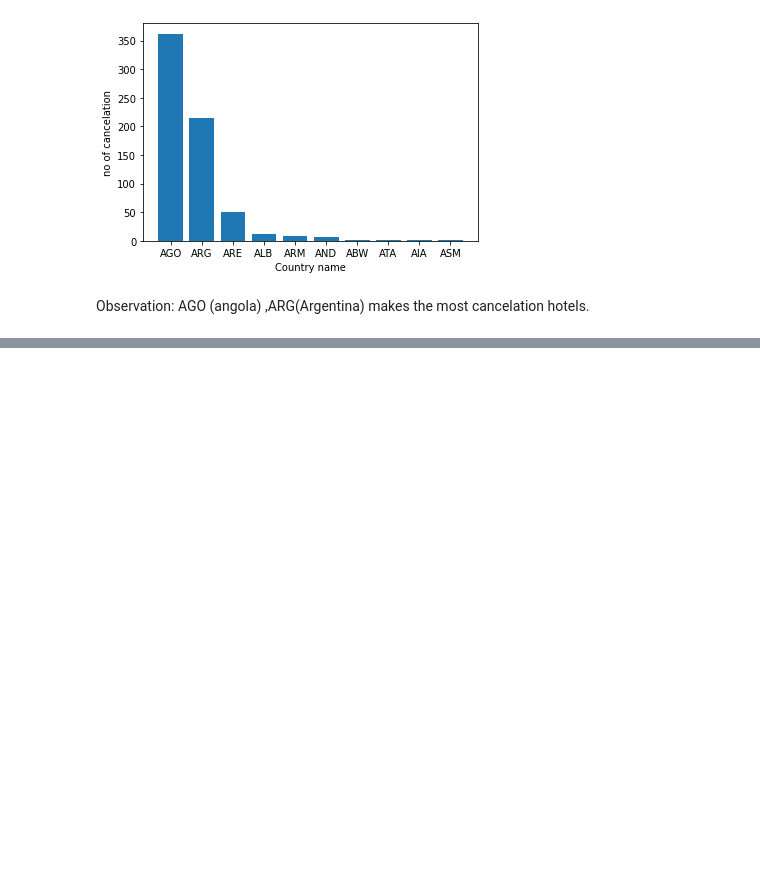
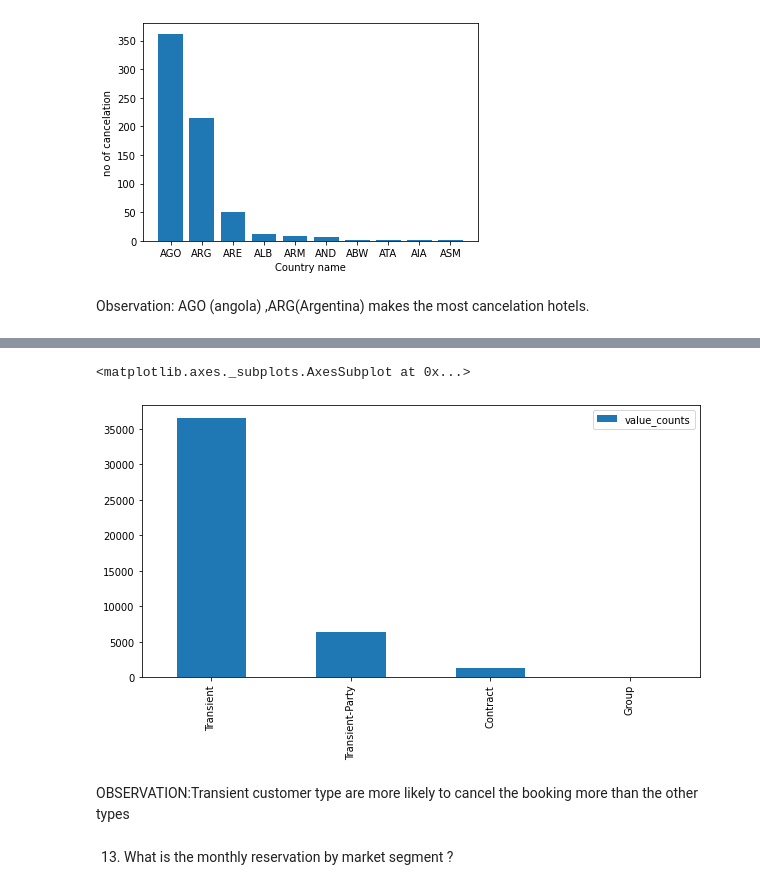
Before and after one commit to 143biswajit/Hotel_booking_analysis, a Jupyter notebook: Hotel_Booking_Analysis_Capstone_Project.ipynb, the cells around one changed output, grey strips where cells are left out. Cells and saved outputs as stored; diff of their text form; code cells hidden in the pictures; blank space fills up the shorter version.

```diff
--- a/Hotel_Booking_Analysis_Capstone_Project.ipynb
+++ b/Hotel_Booking_Analysis_Capstone_Project.ipynb
@@ -513,0 +577,3 @@ AGO (angola) ,ARG(Argentina) makes the most cancelation hotels.
+# %%
+customer_types = hotel_df['customer_type'][hotel_df['is_canceled']==1].agg(['value_counts'])
+customer_types
@@ -513,0 +586,9 @@ AGO (angola) ,ARG(Argentina) makes the most cancelation hotels.
+# %%
+customer_types.plot(kind= 'bar')
+# %% [output]
+<matplotlib.axes._subplots.AxesSubplot at 0x...>
+[figure, added]
+# %% [markdown]
+OBSERVATION:Transient customer type are more likely to cancel the booking more than the other types
+# %% [markdown]
+13. What is the monthly reservation by market segment ?
```
Also changed, not shown: parts of 37 cells of this notebook.
